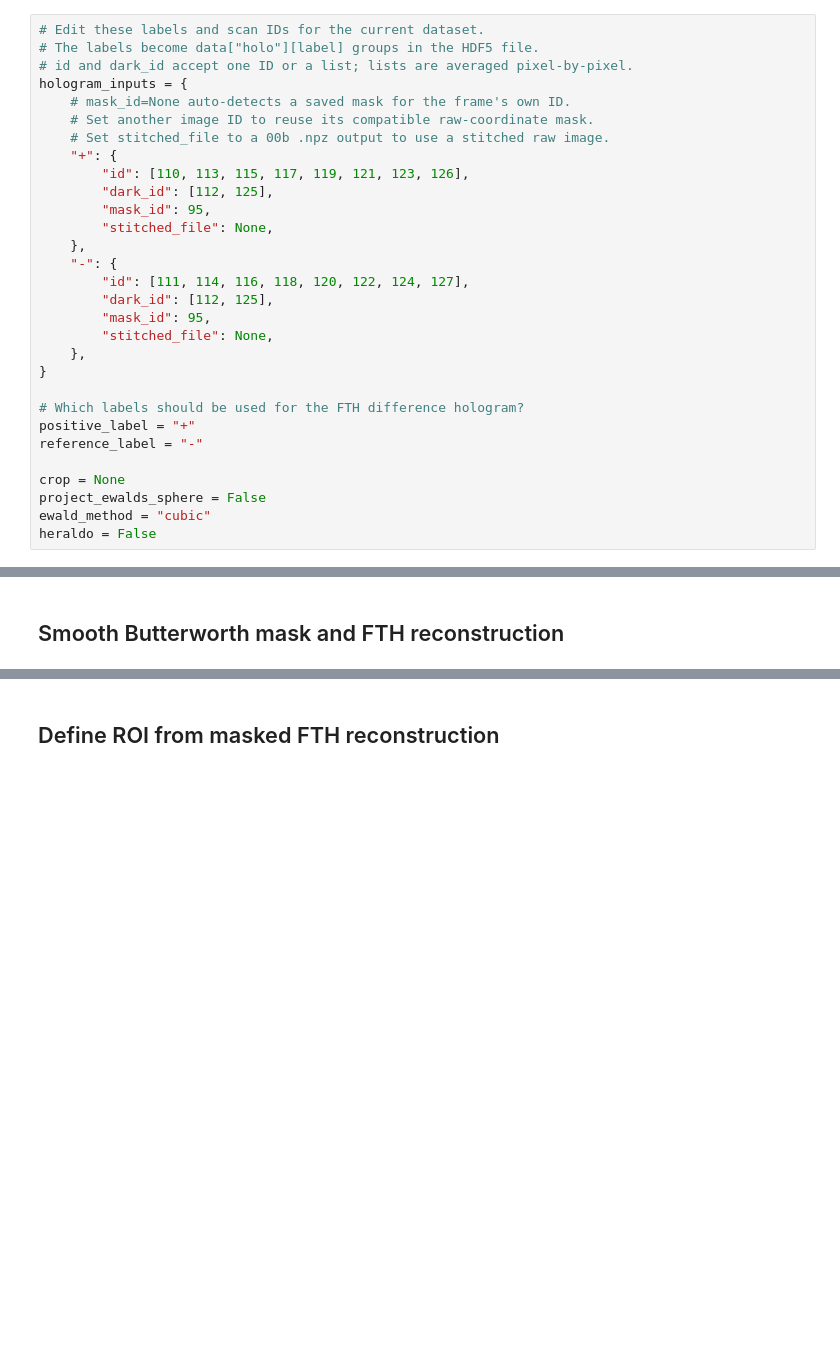
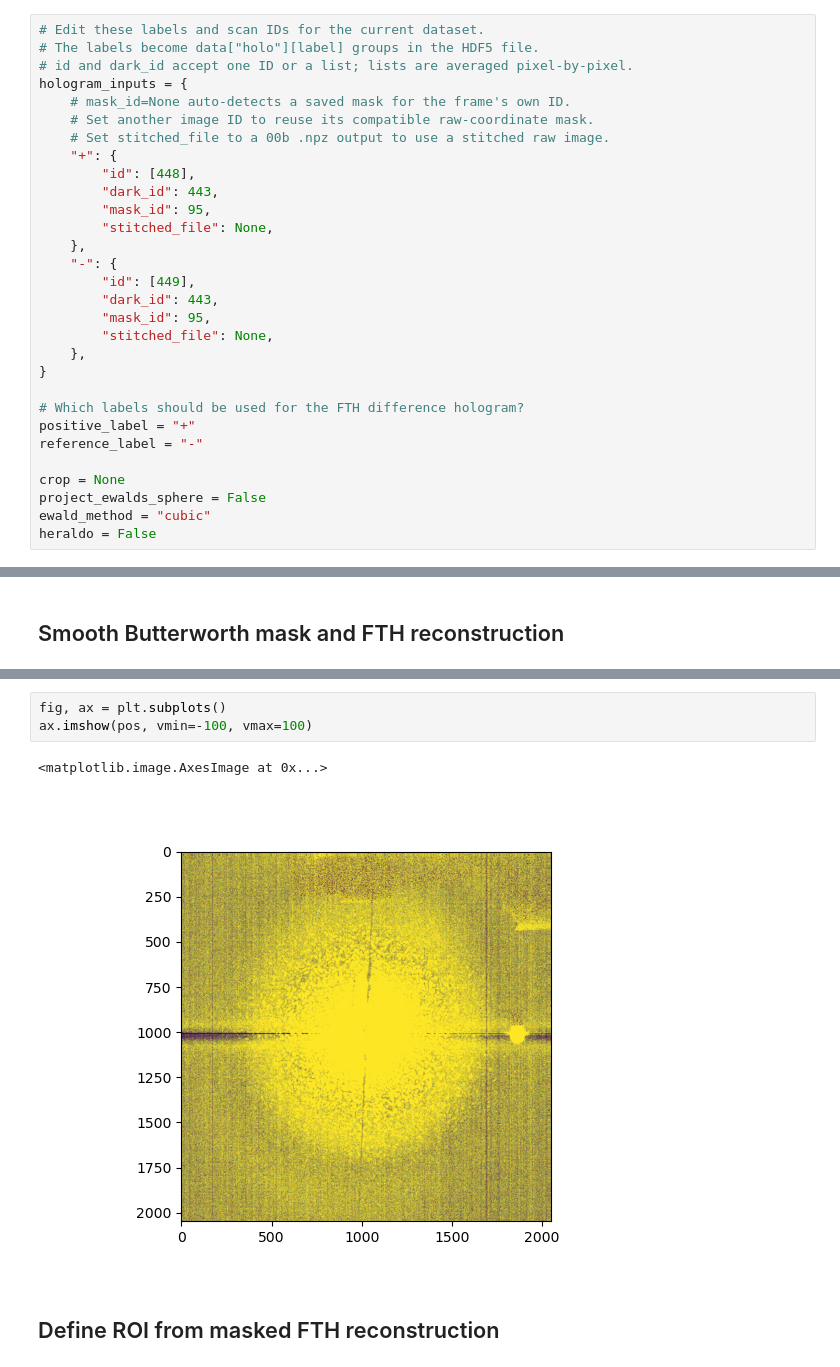
Before and after one commit to riccbatt/FTH-Phase-Retrieval-2609-SOLEIL-SEXTANTS, a Jupyter notebook: 01_FTH.ipynb, the cells around one changed output, grey strips where cells are left out. Saved outputs shown, nothing was run; the diff lists cells and outputs as text; blank space fills up the shorter version.

```diff
--- a/01_FTH.ipynb
+++ b/01_FTH.ipynb
@@ -88,14 +96,14 @@ hologram_inputs = {
     # Set another image ID to reuse its compatible raw-coordinate mask.
     # Set stitched_file to a 00b .npz output to use a stitched raw image.
     "+": {
-        "id": [110, 113, 115, 117, 119, 121, 123, 126],
-        "dark_id": [112, 125],
+        "id": [448],
+        "dark_id": 443,
         "mask_id": 95,
         "stitched_file": None,
     },
     "-": {
-        "id": [111, 114, 116, 118, 120, 122, 124, 127],
-        "dark_id": [112, 125],
+        "id": [449],
+        "dark_id": 443,
         "mask_id": 95,
         "stitched_file": None,
     },
@@ -389,3 +430,9 @@ plt.show()
+# %%
+fig, ax = plt.subplots()
+ax.imshow(pos, vmin=-100, vmax=100)
+# %% [output]
+<matplotlib.image.AxesImage at 0x...>
+[figure, added]
 # %% [markdown]
 ## Define ROI from masked FTH reconstruction
 # %%
```
Also changed, not shown: parts of 15 cells of this notebook, 6 other files.
